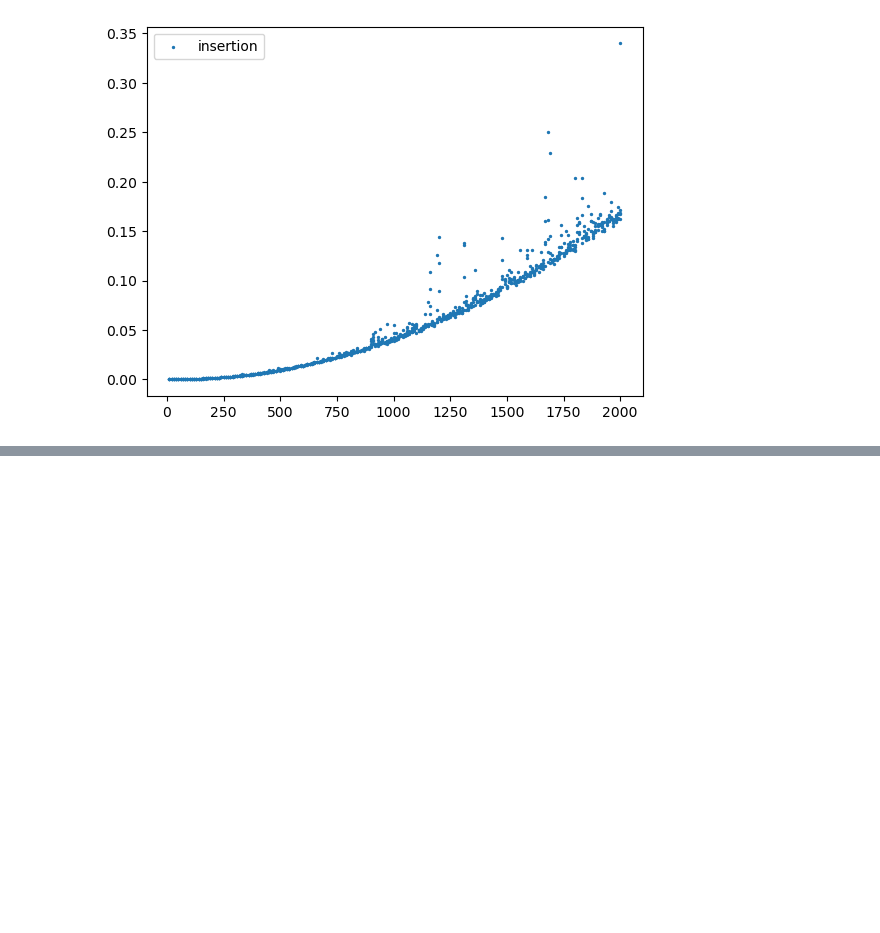
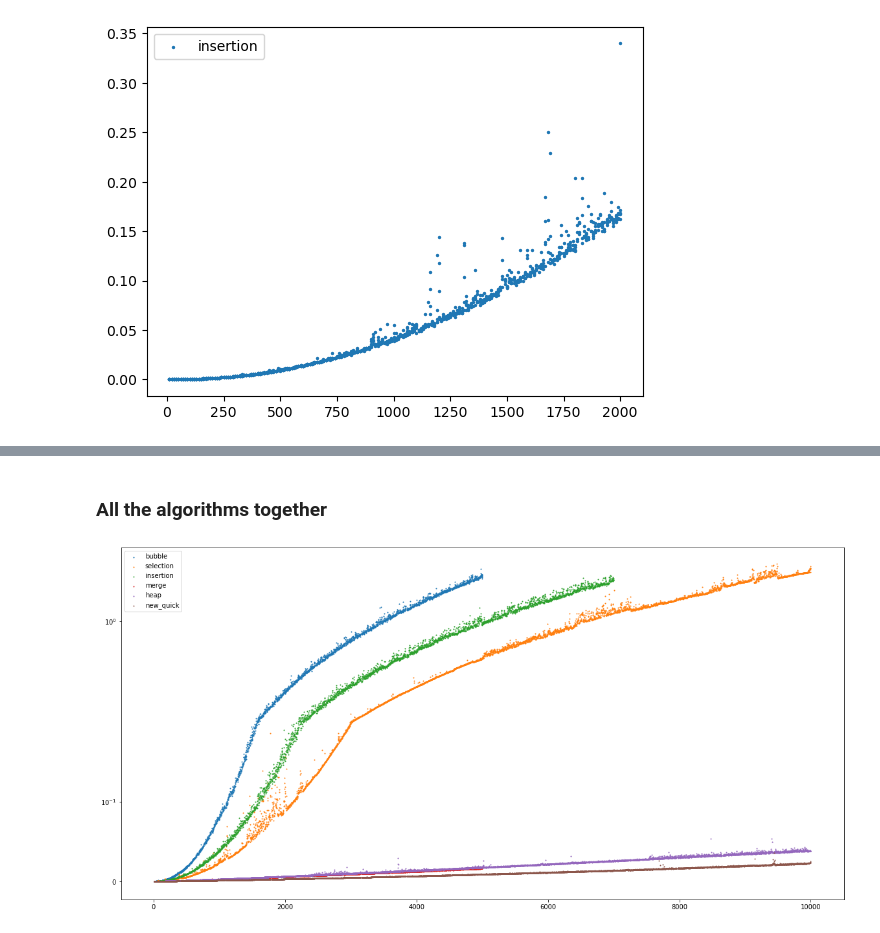
Before and after one commit to RamiBouk/Edu22-Code, a Jupyter notebook: AAC/project/mian.ipynb, the cells around one changed output, grey strips where cells are left out. Saved outputs shown, nothing was run; the diff lists cells and outputs as text; code cells hidden in the pictures; blank space fills up the shorter version.

```diff
--- a/AAC/project/mian.ipynb
+++ b/AAC/project/mian.ipynb
@@ -265,0 +283,15 @@ plt.show()
+# %% [markdown]
+### All the algorithms together
+# %%
+sorts_data=["bubble","selection","insertion","merge","heap","new_quick"]
+fig, axes = plt.subplots()
+for sort_data in sorts_data:
+    df = pd.read_csv(f'data/{sort_data}.csv')
+    axes.scatter(df["array sizes"], df["durations"],label=f'{sort_data}',sizes=[1])
+plt.legend()
+plt.rcParams["figure.figsize"] = (20,10)
+plt.yscale('symlog',basey=10,linthreshy=0.2)
+
+plt.show()
+# %% [output]
+[figure, added]
```
Also changed, not shown: parts of 8 cells of this notebook, 1 other file.
